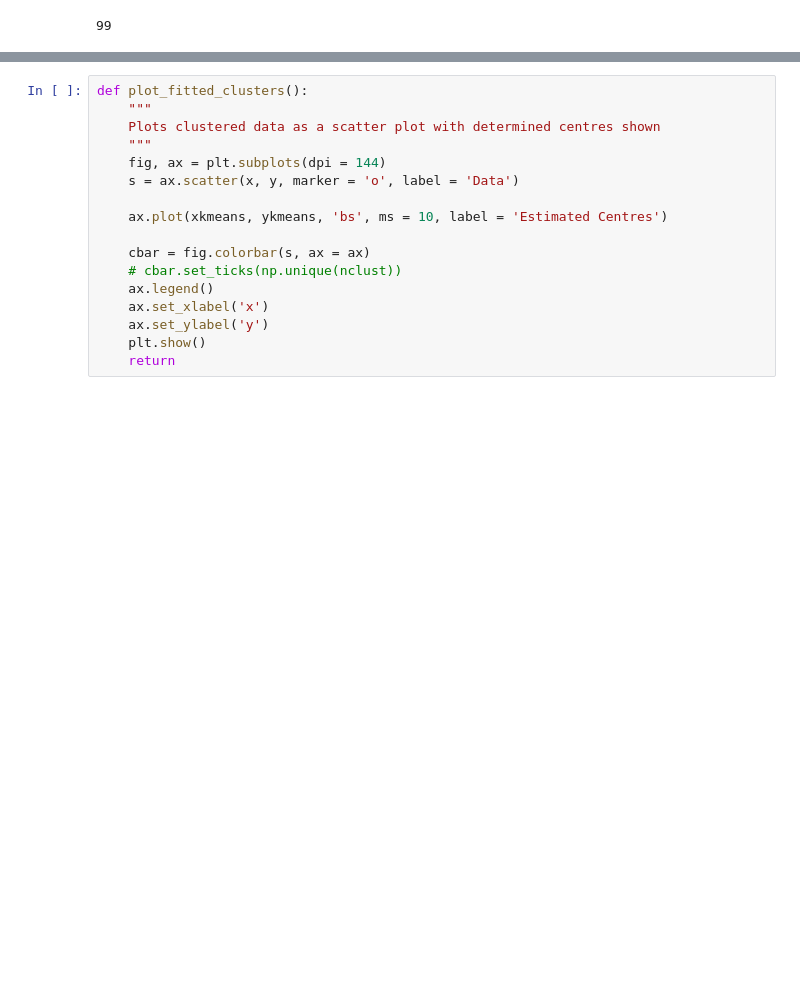
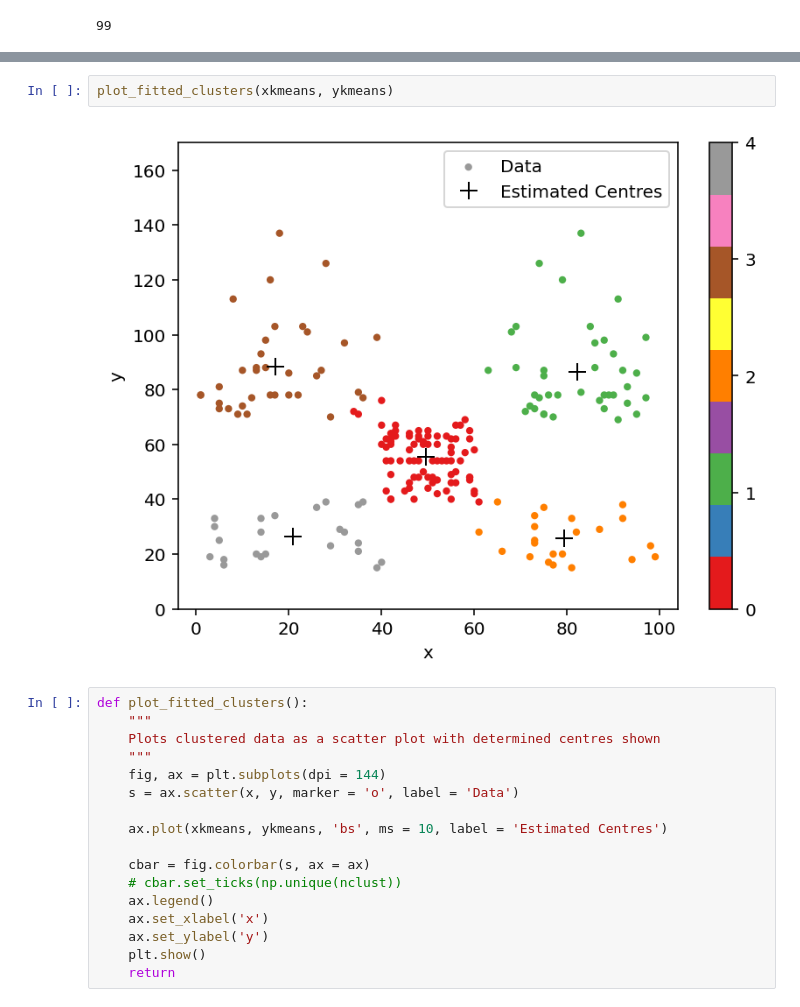
Before and after one commit to AgVicCodes/clustering_analysis, a Jupyter notebook: cluster_analysis.ipynb, the cells around one changed output, grey strips where cells are left out. Saved outputs shown, nothing was run; the diff lists cells and outputs as text; blank space fills up the shorter version.

```diff
--- a/cluster_analysis.ipynb
+++ b/cluster_analysis.ipynb
@@ -763,3 +634,7 @@ plot_fitted_clusters()
+# %%
+plot_fitted_clusters(xkmeans, ykmeans)
+# %% [output]
+[figure, added]
 # %%
 def plot_fitted_clusters():
     """
```
Also changed, not shown: parts of 54 cells of this notebook, 1 other file.
